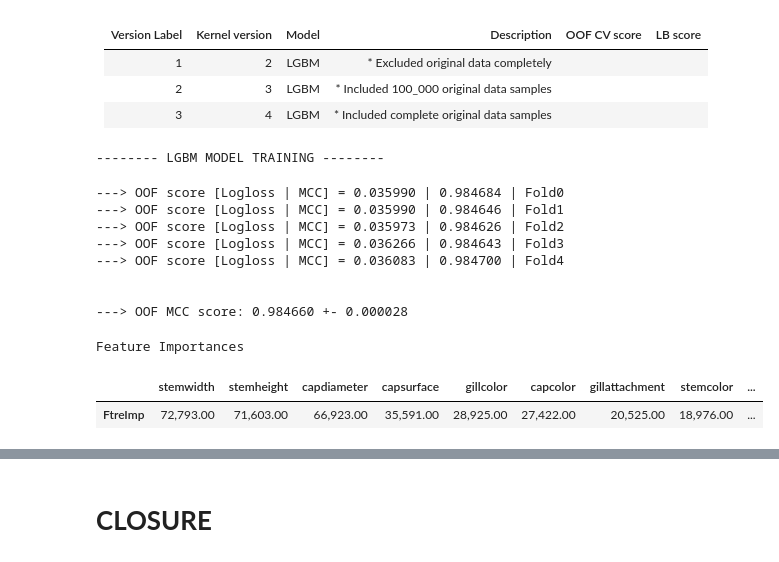
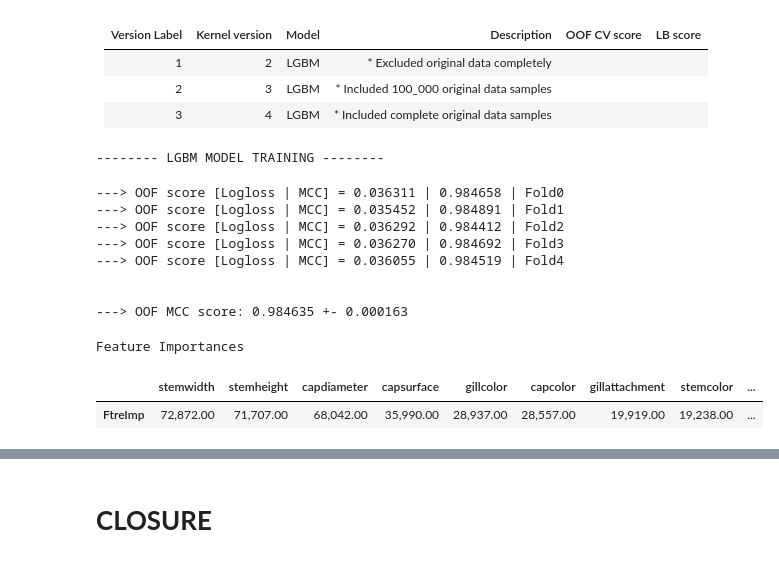
Before and after one commit to Ravaldo07/PlaygroundS4E08Public, a Jupyter notebook: playgrounds4e08-baseline-v1.ipynb, the cells around one changed output, grey strips where cells are left out. Cells and saved outputs as stored; diff of their text form; code cells hidden in the pictures.

```diff
--- a/playgrounds4e08-baseline-v1.ipynb
+++ b/playgrounds4e08-baseline-v1.ipynb
@@ -40,13 +40,14 @@ test_req    = False
 
 model_label = "LGBM"
 version_nb  = 1
-model_group = 1
+model_group = 2
+device      = "cpu"
 
 op_path    = f"/kaggle/working"
 ip_path    = f"/kaggle/input/playgrounds4e08-datastore"
 
-orig_req   = False
-nsamples   = 100000
+orig_req   = True
+nsamples   = 100_000
 
 n_splits     = 5
 state        = 42
@@ -85,7 +86,8 @@ if orig_req:
         X = pd.concat([X, original], axis=0, ignore_index = True)
         X.index = range(len(X))
         del original
-    else:
+
+    elif nsamples == 1.0:
         PrintColor(f"---> Full original data is used")
 else:
     X = X.loc[X.Source == 'Competition']
@@ -152,6 +155,7 @@ for fold_nb, (train_idx, dev_idx) in tqdm(enumerate(cv.split(X, y))):
 
     model = LGBMC(objective     = "binary",
                   eval_metric   = "logloss",
+                  device        = device,
                   n_estimators  = 3000,
                   max_depth     = 9,
                   learning_rate = 0.06,
@@ -180,37 +184,37 @@ for fold_nb, (train_idx, dev_idx) in tqdm(enumerate(cv.split(X, y))):
 
     test_preds = test_preds + (model.predict_proba(test[sel_cols])[:, 1]/n_splits)
     OOF_Preds.loc[Xdev.index, f"{model_label}V{version_nb}_{model_group}"] = dev_preds;
     del Xtr, Xdev, ytr, ydev, score1, score2, model;
     collect();
 
 PrintColor(f'\n\n---> OOF MCC score: {np.mean(scores) :.6f} +- {np.std(scores) :.6f} \n',
           color = Fore.CYAN
           )
 collect();
 print();
 
 if ftre_imp_req:
     display(pd.DataFrame(ftre_imp, index = sel_cols, columns = ["FtreImp"]).\
             sort_values(["FtreImp"], ascending = False).\
             transpose().\
             style.format(formatter = "{:,.2f}").\
             set_caption(f"Feature Importances").\
             set_properties(**{"text-align": "center"}).\
             background_gradient(subset = sel_cols,
                                 cmap = "rocket",
                                 axis=1
                                )
             )
 # %% [output]
 -------- LGBM MODEL TRAINING --------
----> OOF score [Logloss | MCC] = 0.035990 | 0.984684 | Fold0
----> OOF score [Logloss | MCC] = 0.035990 | 0.984646 | Fold1
----> OOF score [Logloss | MCC] = 0.035973 | 0.984626 | Fold2
----> OOF score [Logloss | MCC] = 0.036266 | 0.984643 | Fold3
----> OOF score [Logloss | MCC] = 0.036083 | 0.984700 | Fold4
+---> OOF score [Logloss | MCC] = 0.036311 | 0.984658 | Fold0
+---> OOF score [Logloss | MCC] = 0.035452 | 0.984891 | Fold1
+---> OOF score [Logloss | MCC] = 0.036292 | 0.984412 | Fold2
+---> OOF score [Logloss | MCC] = 0.036270 | 0.984692 | Fold3
+---> OOF score [Logloss | MCC] = 0.036055 | 0.984519 | Fold4
 
 
----> OOF MCC score: 0.984660 +- 0.000028
+---> OOF MCC score: 0.984635 +- 0.000163
 Feature Importances
 |  | stemwidth | stemheight | capdiameter | capsurface | gillcolor | capcolor | gillattachment | stemcolor | ... |
-| FtreImp | 72,793.00 | 71,603.00 | 66,923.00 | 35,591.00 | 28,925.00 | 27,422.00 | 20,525.00 | 18,976.00 | ... |
+| FtreImp | 72,872.00 | 71,707.00 | 68,042.00 | 35,990.00 | 28,937.00 | 28,557.00 | 19,919.00 | 19,238.00 | ... |
```
Also changed, not shown: parts of 4 cells of this notebook.
